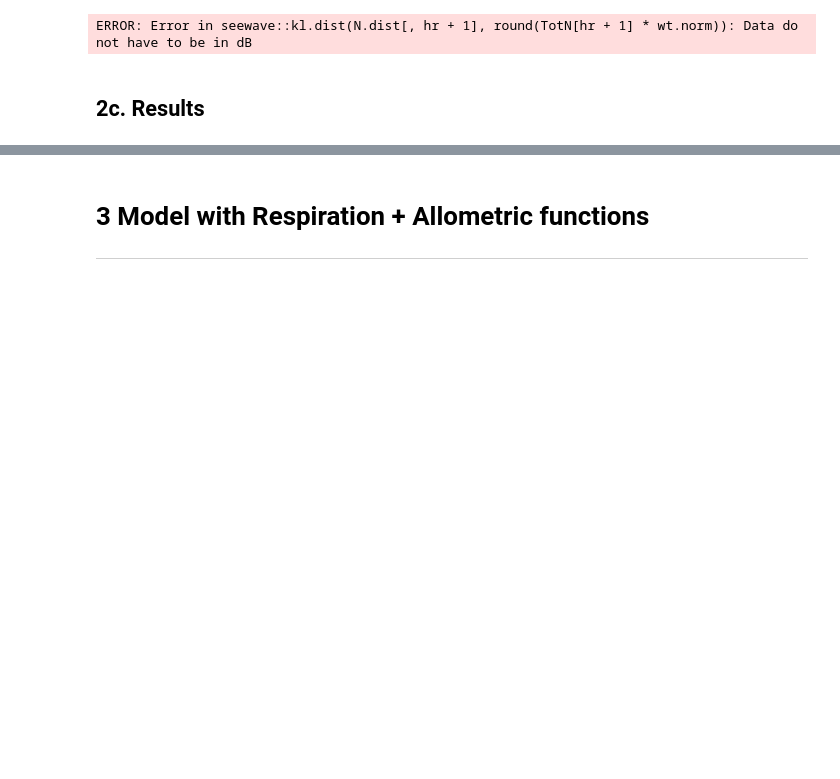
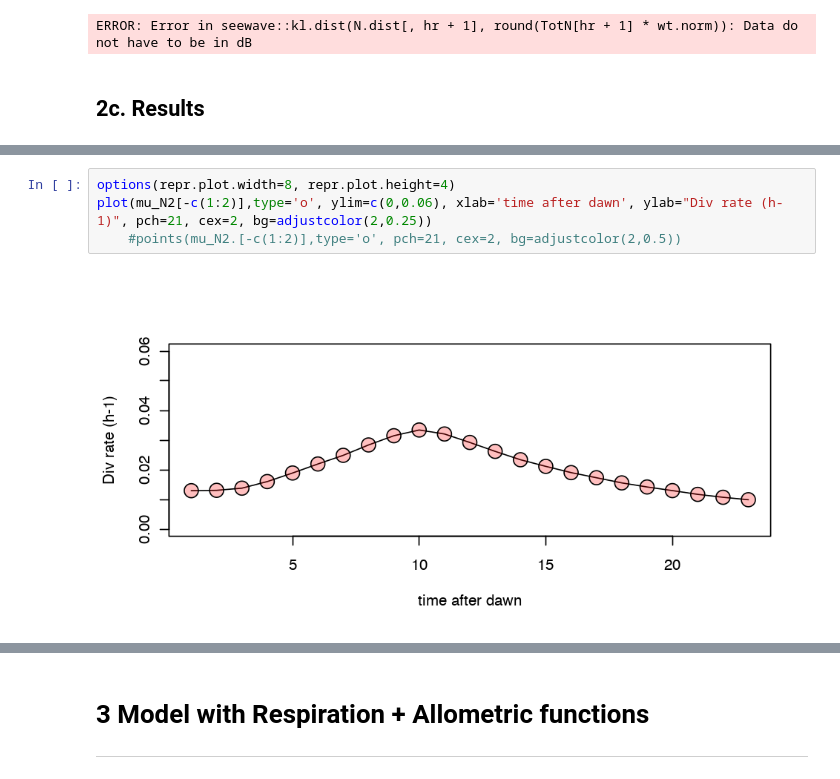
Before and after one commit to fribalet/ssPopModel, a Jupyter notebook: inst/ssMatrixModel_tests.ipynb, the cells around one changed output, grey strips where cells are left out. Saved outputs shown, nothing was run; the diff lists cells and outputs as text; blank space fills up the shorter version.

```diff
--- a/inst/ssMatrixModel_tests.ipynb
+++ b/inst/ssMatrixModel_tests.ipynb
@@ -589,0 +578,6 @@ ERROR: Error in .matrix.conct.fast(hr = hr - 1, Einterp = Einterp, volbins = vol
+# %%
+options(repr.plot.width=8, repr.plot.height=4)
+plot(mu_N2[-c(1:2)],type='o', ylim=c(0,0.06), xlab='time after dawn', ylab="Div rate (h-1)", pch=21, cex=2, bg=adjustcolor(2,0.25))
+    #points(mu_N2.[-c(1:2)],type='o', pch=21, cex=2, bg=adjustcolor(2,0.5))
+# %% [output]
+[figure, added]
```
Also changed, not shown: parts of 20 cells of this notebook.
